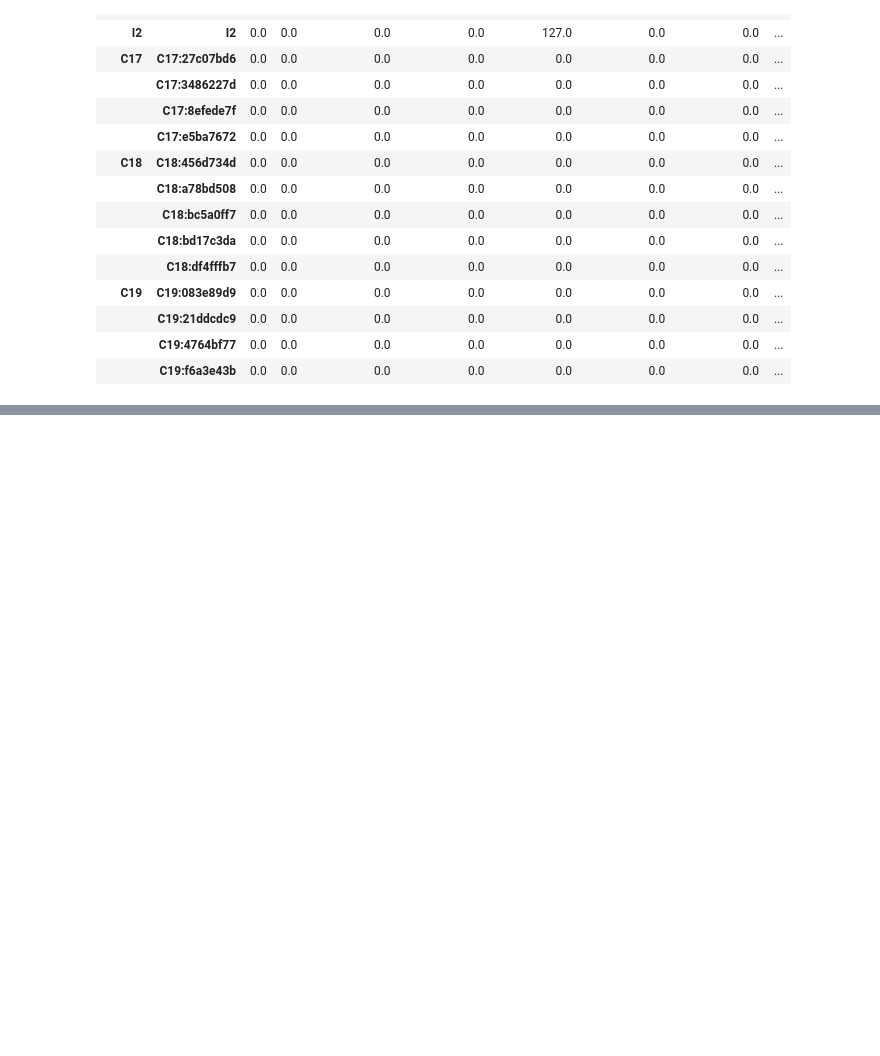
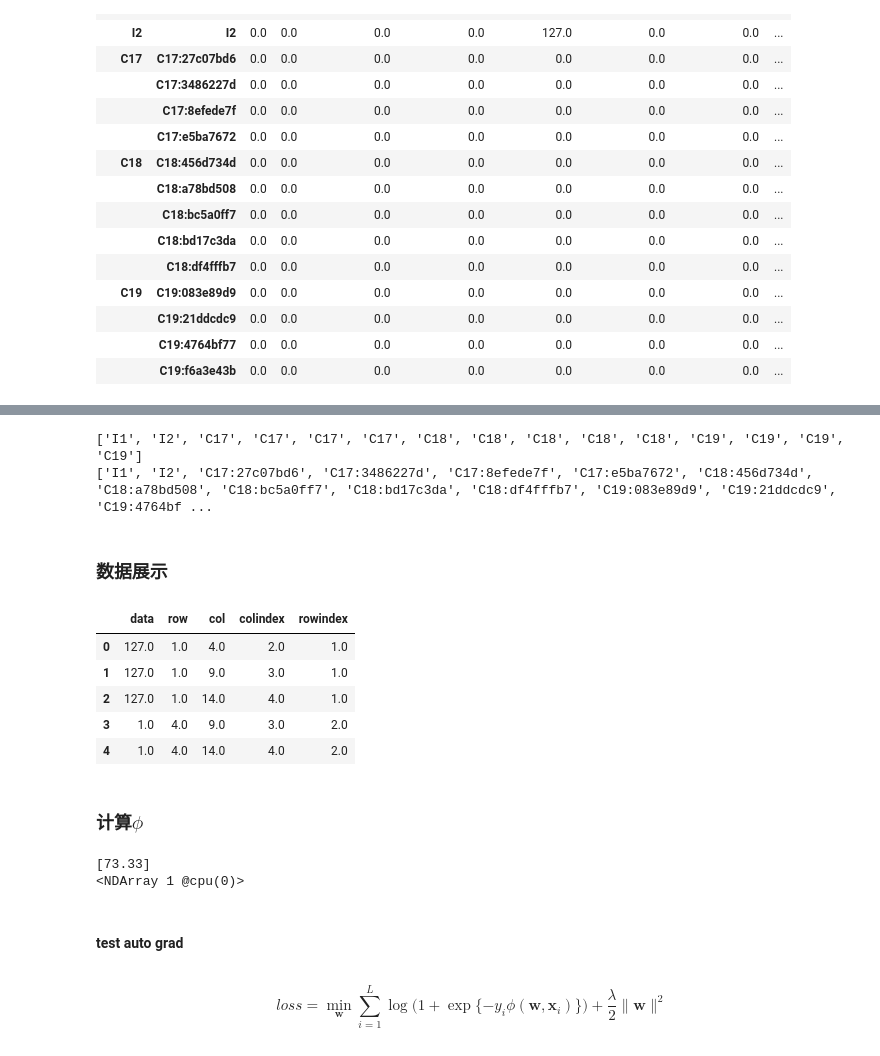
Before and after one commit to anxu5829/ffmInPython, a Jupyter notebook: ffmVersion2.0_mxnetScratchVersion.ipynb, the cells around one changed output, grey strips where cells are left out. Drawn from its saved outputs; the diff is of its cells as text; code cells hidden in the pictures; blank space fills up the shorter version.

```diff
--- a/ffmVersion2.0_mxnetScratchVersion.ipynb
+++ b/ffmVersion2.0_mxnetScratchVersion.ipynb
@@ -306,0 +317,5 @@ printDict(label_v2_dict)
+# %%
+from operator import itemgetter
+indexToFiled = dict(zip(itemgetter(*label_v2)(label_v2_dict),
+                itemgetter(*label_v1)(label_v1_dict)))
+printDict(indexToFiled)
@@ -402,7 +437,7 @@ record_matrix
 |  | C19:f6a3e43b | 0.0 | 0.0 | 0.0 | 0.0 | 0.0 | 0.0 | 0.0 | ... |
 # %%
 # 生成交互矩阵
-record = xdata_trnsf.iloc[0,:].to_frame().to_sparse()
+record = xdata_trnsf.iloc[userNum,:].to_frame().to_sparse()
 record = csr_matrix(record.values)
 record.toarray()
 
@@ -411,4 +446,4 @@ record_matrix = record.dot(record.T)
 record_matrix = triu(record_matrix,format='lil')
 record_diag = range(record_matrix.shape[0])
 record_matrix[record_diag,record_diag ]= 0
-record_matrix.tocoo().to_frame()
+record_matrix = record_matrix.tocoo()
@@ -416,0 +468,43 @@ AttributeError: to_frame not found
+# %%
+# get weight from Wmatrix
+# get original index
+print(label_v1)
+print(label_v2)
+# %% [output]
+['I1', 'I2', 'C17', 'C17', 'C17', 'C17', 'C18', 'C18', 'C18', 'C18', 'C18', 'C19', 'C19', 'C19', 'C19']
+['I1', 'I2', 'C17:27c07bd6', 'C17:3486227d', 'C17:8efede7f', 'C17:e5ba7672', 'C18:456d734d', 'C18:a78bd508', 'C18:bc5a0ff7', 'C18:bd17c3da', 'C18:df4fffb7', 'C19:083e89d9', 'C19:21ddcdc9', 'C19:4764bf ...
+# %%
+# get row-col-value info from record_matrix
+from operator import itemgetter
+data = record_matrix.data
+row  = record_matrix.row
+col  = record_matrix.col
+rowindex = itemgetter(*row)(indexToFiled)
+colindex = itemgetter(*col)(indexToFiled)
+# %% [markdown]
+### 数据展示
+# %%
+
+temp = pd.DataFrame([data,row,col,colindex,rowindex]).T
+temp.columns = ["data","row","col","colindex","rowindex"]
+temp.head()
+# %% [output]
+|  | data | row | col | colindex | rowindex |
+| 0 | 127.0 | 1.0 | 4.0 | 2.0 | 1.0 |
+| 1 | 127.0 | 1.0 | 9.0 | 3.0 | 1.0 |
+| 2 | 127.0 | 1.0 | 14.0 | 4.0 | 1.0 |
+| 3 | 1.0 | 4.0 | 9.0 | 3.0 | 2.0 |
+| 4 | 1.0 | 4.0 | 14.0 | 4.0 | 2.0 |
+# %% [markdown]
+### 计算$\phi$
+# %%
+### 从Wmtrix中调用涉及到的w值
+phi = (Wmatrix[:,rowindex,col] * Wmatrix[:,colindex,row] * nd.array(data)).sum()
+phi
+# %% [output]
+[73.33]
+<NDArray 1 @cpu(0)>
+# %% [markdown]
+#### test auto grad
+# %% [markdown]
+$$ loss = \min_{\mathbf{w}} \sum_{i=1}^L \log \big( 1 + \exp\{ -y_i \phi (\mathbf{w}, \mathbf{x}_i ) \} \big) + \frac{\lambda}{2} \| \mathbf{w} \|^2$$
```
Also changed, not shown: parts of 25 cells of this notebook, 3 other files.
